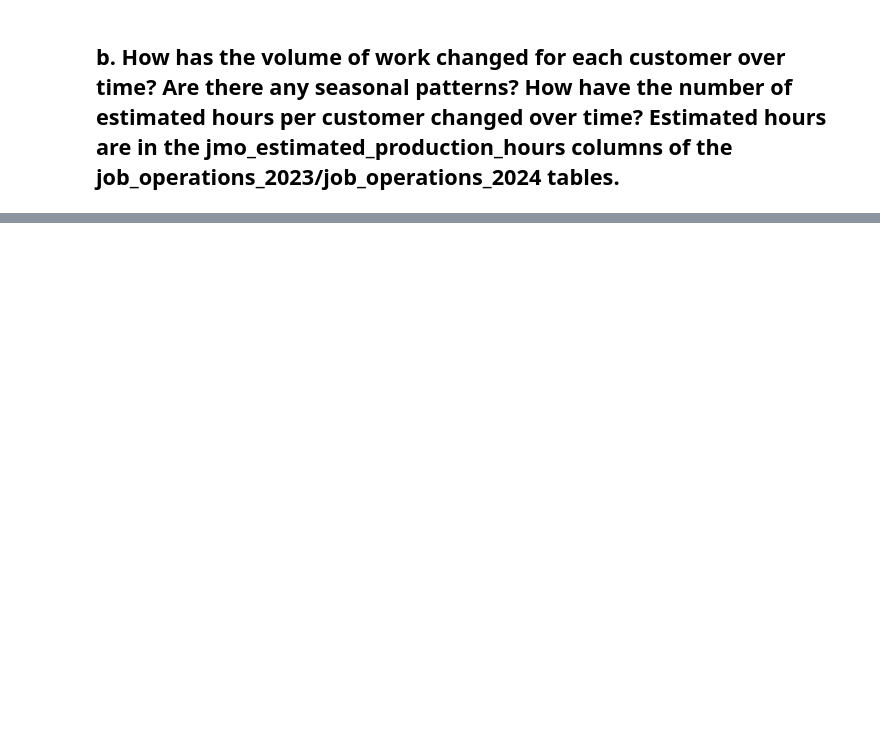
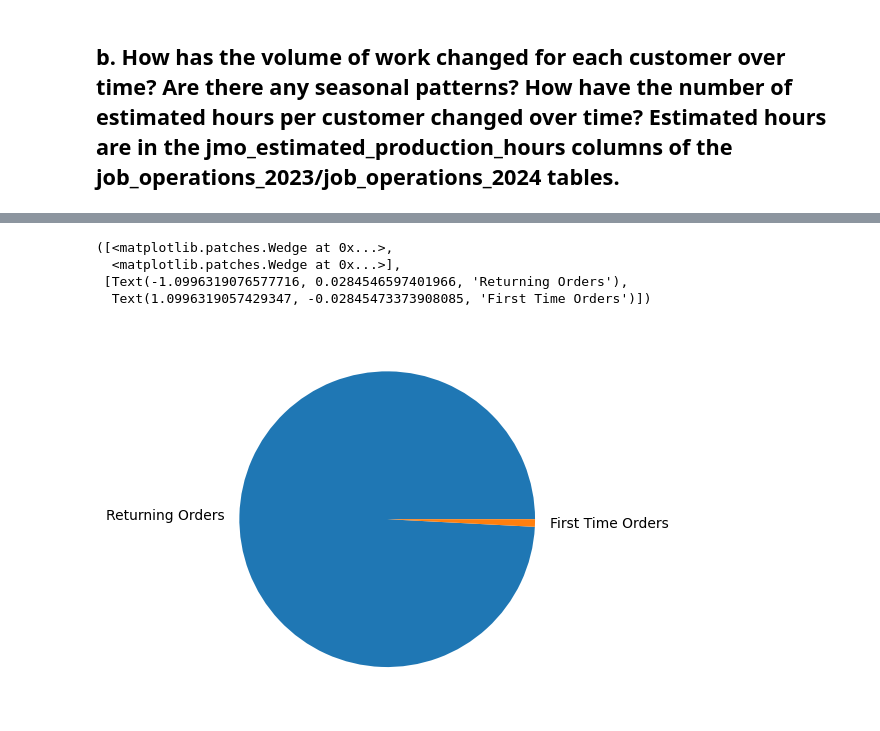
Before and after one commit to NSS-Full-Time-Data-Analytics-14/metal-fabrication-nutter_butter, a Jupyter notebook: metal.ipynb, the cells around one changed output, grey strips where cells are left out. Cells and saved outputs as stored; diff of their text form; code cells hidden in the pictures; blank space fills up the shorter version.

```diff
--- a/metal.ipynb
+++ b/metal.ipynb
@@ -329,0 +191,9 @@ KeyError: 'Column not found: jmo_estimated_production_hours'
+# %%
+query4_1 = """SELECT
+            jmp_production_due_date,
+            jmp_completed_date
+            FROM jobs"""
+
+with engine.connect() as connection:
+    on_time= pd.read_sql(text(query4_1), con = connection)
+on_time.head()
@@ -329,0 +256,14 @@ KeyError: 'Column not found: jmo_estimated_production_hours'
+# %%
+query1_c = """SELECT
+            jmp_customer_organization_id,
+            jmp_job_date
+            FROM jobs"""
+
+with engine.connect() as connection:
+    customers= pd.read_sql(text(query1_c), con = connection)
+customers
+# %%
+first_occurrence = customers.groupby('jmp_customer_organization_id').cumcount() == 0
+# %%
+customers['First Time'] = first_occurrence
+customers
@@ -329,0 +292,8 @@ KeyError: 'Column not found: jmo_estimated_production_hours'
+# %%
+plt.pie(customers['First Time'].value_counts(),labels = ['Returning Orders','First Time Orders'])
+# %% [output]
+([<matplotlib.patches.Wedge at 0x...>,
+  <matplotlib.patches.Wedge at 0x...>],
+ [Text(-1.0996319076577716, 0.0284546597401966, 'Returning Orders'),
+  Text(1.0996319057429347, -0.02845473373908085, 'First Time Orders')])
+[figure, added]
```
Also changed, not shown: parts of 48 cells of this notebook.
